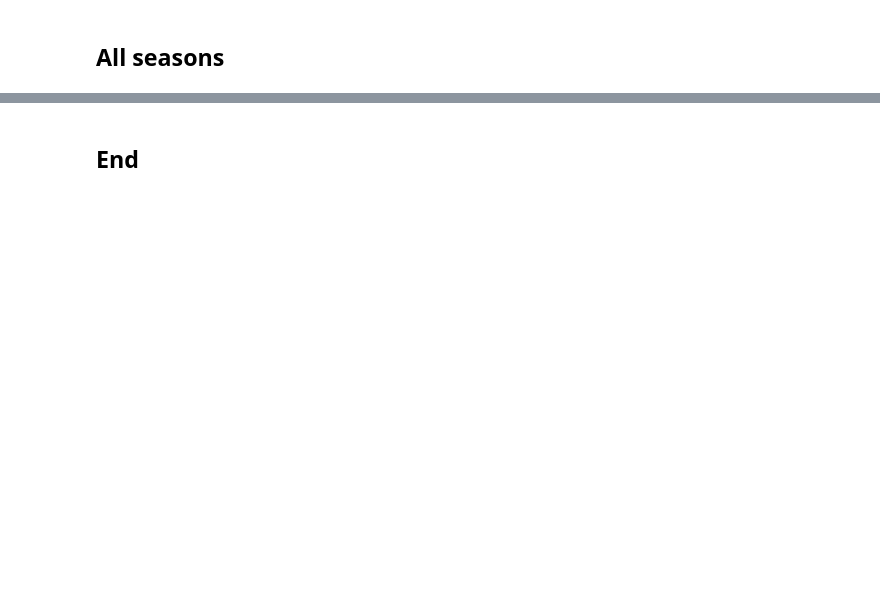
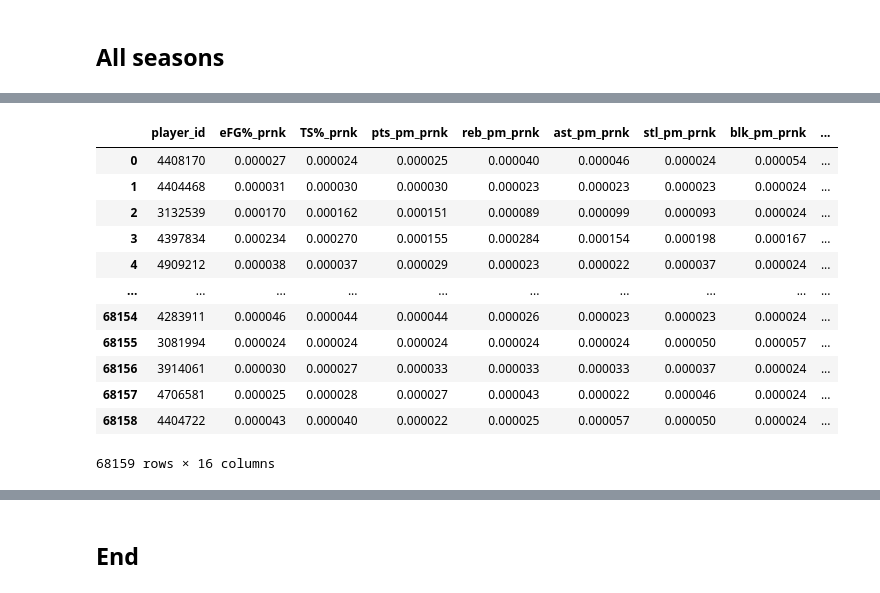
Before and after one commit to btatkinson/NCAA-basketball-Capstone, a Jupyter notebook: notebooks/blake_exploratory/player_pagerank.ipynb, the cells around one changed output, grey strips where cells are left out. Saved outputs shown, nothing was run; the diff lists cells and outputs as text; code cells hidden in the pictures; blank space fills up the shorter version.

```diff
--- a/notebooks/blake_exploratory/player_pagerank.ipynb
+++ b/notebooks/blake_exploratory/player_pagerank.ipynb
@@ -684,6 +706,22 @@ test['is_poy'] = np.where(test['player_name'].copy().isin(poys+kpoys), 1, 0)
 
 poys = test.copy().loc[test['is_poy']==1].reset_index(drop=True)
 npoys = test.copy().loc[test['is_poy']==0].sample(frac=1).reset_index(drop=True)
+# %%
+npoys
+# %% [output]
+|  | player_id | eFG%_prnk | TS%_prnk | pts_pm_prnk | reb_pm_prnk | ast_pm_prnk | stl_pm_prnk | blk_pm_prnk | ... |
+| 0 | 4408170 | 0.000027 | 0.000024 | 0.000025 | 0.000040 | 0.000046 | 0.000024 | 0.000054 | ... |
+| 1 | 4404468 | 0.000031 | 0.000030 | 0.000030 | 0.000023 | 0.000023 | 0.000023 | 0.000024 | ... |
+| 2 | 3132539 | 0.000170 | 0.000162 | 0.000151 | 0.000089 | 0.000099 | 0.000093 | 0.000024 | ... |
+| 3 | 4397834 | 0.000234 | 0.000270 | 0.000155 | 0.000284 | 0.000154 | 0.000198 | 0.000167 | ... |
+| 4 | 4909212 | 0.000038 | 0.000037 | 0.000029 | 0.000023 | 0.000022 | 0.000037 | 0.000024 | ... |
+| ... | ... | ... | ... | ... | ... | ... | ... | ... | ... |
+| 68154 | 4283911 | 0.000046 | 0.000044 | 0.000044 | 0.000026 | 0.000023 | 0.000023 | 0.000024 | ... |
+| 68155 | 3081994 | 0.000024 | 0.000024 | 0.000024 | 0.000024 | 0.000024 | 0.000050 | 0.000057 | ... |
+| 68156 | 3914061 | 0.000030 | 0.000027 | 0.000033 | 0.000033 | 0.000033 | 0.000037 | 0.000024 | ... |
+| 68157 | 4706581 | 0.000025 | 0.000028 | 0.000027 | 0.000043 | 0.000022 | 0.000046 | 0.000024 | ... |
+| 68158 | 4404722 | 0.000043 | 0.000040 | 0.000022 | 0.000025 | 0.000057 | 0.000050 | 0.000024 | ... |
+68159 rows × 16 columns
 # %%
 import matplotlib.pyplot as plt
 
```
Also changed, not shown: parts of 17 cells of this notebook, 22 other files.
